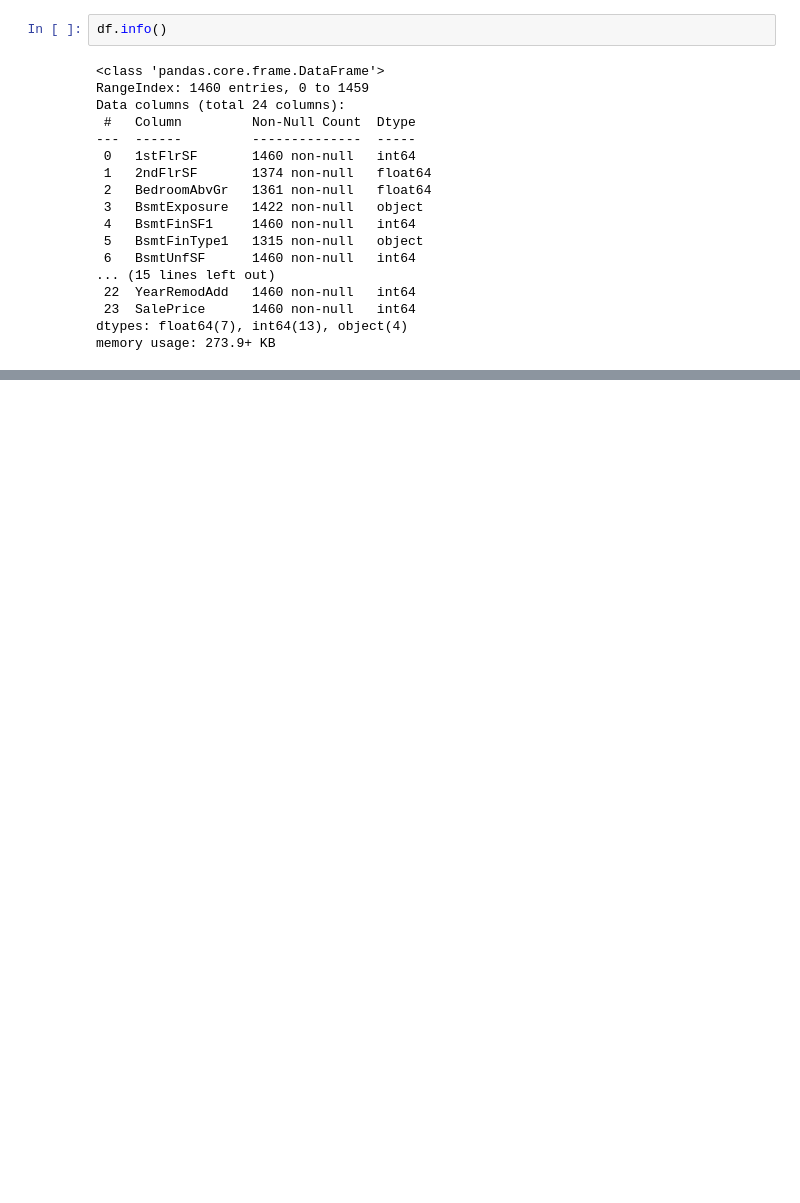
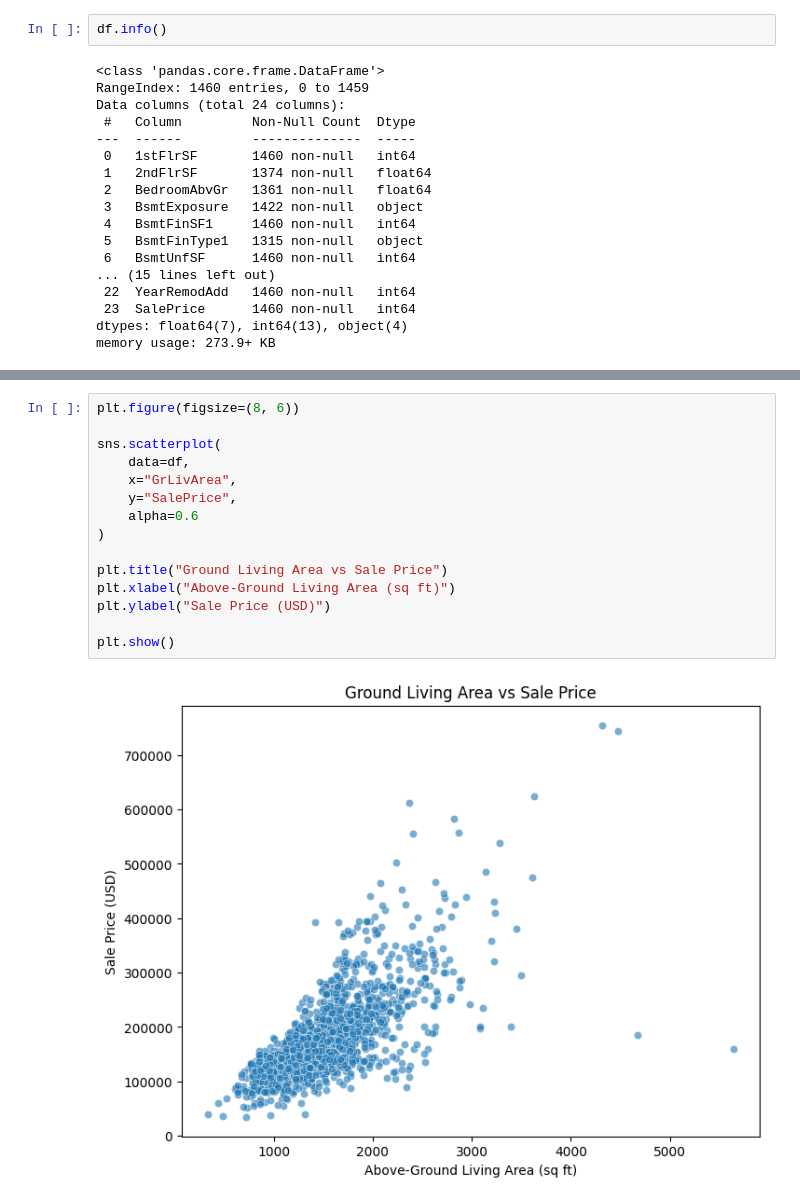
Before and after one commit to liepinaievaa-maker/heritage-housing-analysis, a Jupyter notebook: jupyter_notebooks/02_Data_Collection_And_Exploration.ipynb, the cells around one changed output, grey strips where cells are left out. Cells and saved outputs as stored; diff of their text form; blank space fills up the shorter version.

```diff
--- a/jupyter_notebooks/02_Data_Collection_And_Exploration.ipynb
+++ b/jupyter_notebooks/02_Data_Collection_And_Exploration.ipynb
@@ -191,0 +336,17 @@ plt.show()
+# %%
+plt.figure(figsize=(8, 6))
+
+sns.scatterplot(
+    data=df,
+    x="GrLivArea",
+    y="SalePrice",
+    alpha=0.6
+)
+
+plt.title("Ground Living Area vs Sale Price")
+plt.xlabel("Above-Ground Living Area (sq ft)")
+plt.ylabel("Sale Price (USD)")
+
+plt.show()
+# %% [output]
+[figure, added]
```
Also changed, not shown: parts of 56 cells of this notebook, 3 other files.
